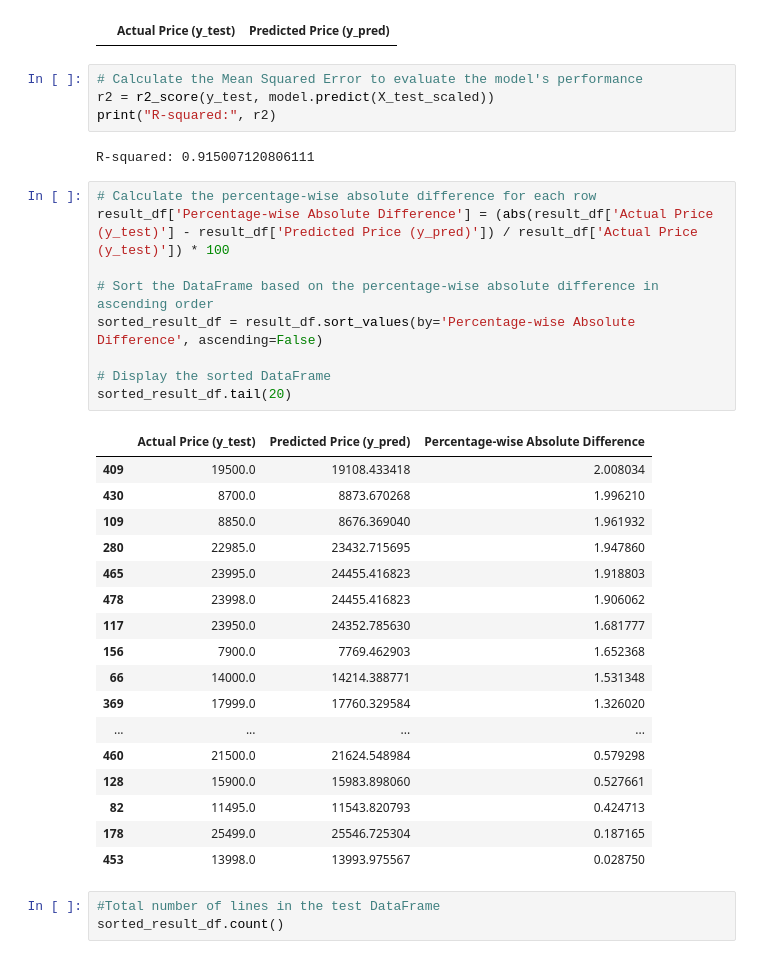
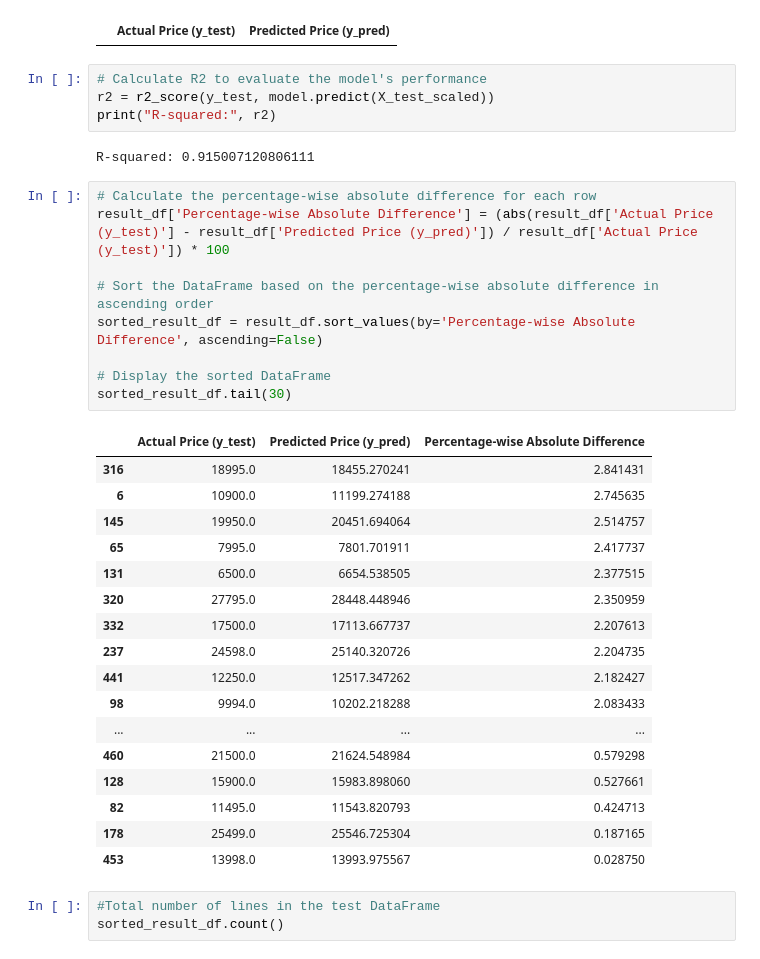
Before and after one commit to pietrostolf/Facebook-Marketplace-Analysis-Dashboard, a Jupyter notebook: Price_prediction_Labels_Tags.ipynb, the cells around one changed output. Cells and saved outputs as stored; diff of their text form.

```diff
--- a/Price_prediction_Labels_Tags.ipynb
+++ b/Price_prediction_Labels_Tags.ipynb
@@ -124,7 +124,7 @@ negative_predictions_df
 # %% [output]
 |  | Actual Price (y_test) | Predicted Price (y_pred) |
 # %%
-# Calculate the Mean Squared Error to evaluate the model's performance
+# Calculate R2 to evaluate the model's performance
 r2 = r2_score(y_test, model.predict(X_test_scaled))
 print("R-squared:", r2)
 # %% [output]
@@ -132,24 +132,24 @@ R-squared: 0.915007120806111
 # %%
 # Calculate the percentage-wise absolute difference for each row
 result_df['Percentage-wise Absolute Difference'] = (abs(result_df['Actual Price (y_test)'] - result_df['Predicted Price (y_pred)']) / result_df['Actual Price (y_test)']) * 100
 
 # Sort the DataFrame based on the percentage-wise absolute difference in ascending order
 sorted_result_df = result_df.sort_values(by='Percentage-wise Absolute Difference', ascending=False)
 
 # Display the sorted DataFrame
-sorted_result_df.tail(20)
+sorted_result_df.tail(30)
 # %% [output]
 |  | Actual Price (y_test) | Predicted Price (y_pred) | Percentage-wise Absolute Difference |
-| 409 | 19500.0 | 19108.433418 | 2.008034 |
-| 430 | 8700.0 | 8873.670268 | 1.996210 |
-| 109 | 8850.0 | 8676.369040 | 1.961932 |
-| 280 | 22985.0 | 23432.715695 | 1.947860 |
-| 465 | 23995.0 | 24455.416823 | 1.918803 |
-| 478 | 23998.0 | 24455.416823 | 1.906062 |
-| 117 | 23950.0 | 24352.785630 | 1.681777 |
-| 156 | 7900.0 | 7769.462903 | 1.652368 |
-| 66 | 14000.0 | 14214.388771 | 1.531348 |
-| 369 | 17999.0 | 17760.329584 | 1.326020 |
+| 316 | 18995.0 | 18455.270241 | 2.841431 |
+| 6 | 10900.0 | 11199.274188 | 2.745635 |
+| 145 | 19950.0 | 20451.694064 | 2.514757 |
+| 65 | 7995.0 | 7801.701911 | 2.417737 |
+| 131 | 6500.0 | 6654.538505 | 2.377515 |
+| 320 | 27795.0 | 28448.448946 | 2.350959 |
+| 332 | 17500.0 | 17113.667737 | 2.207613 |
+| 237 | 24598.0 | 25140.320726 | 2.204735 |
+| 441 | 12250.0 | 12517.347262 | 2.182427 |
+| 98 | 9994.0 | 10202.218288 | 2.083433 |
 | ... | ... | ... | ... |
 | 460 | 21500.0 | 21624.548984 | 0.579298 |
 | 128 | 15900.0 | 15983.898060 | 0.527661 |
```
Also changed, not shown: 29 other files.
